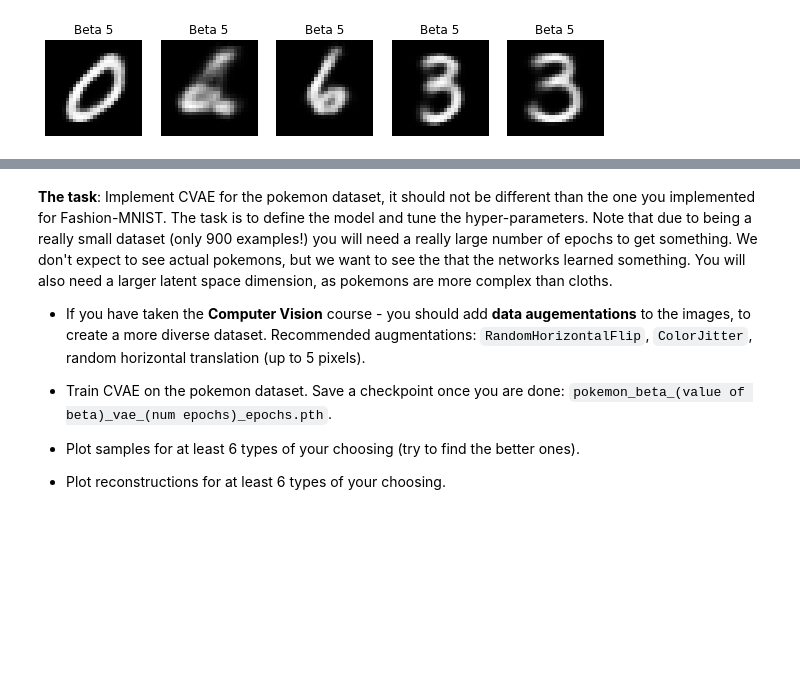
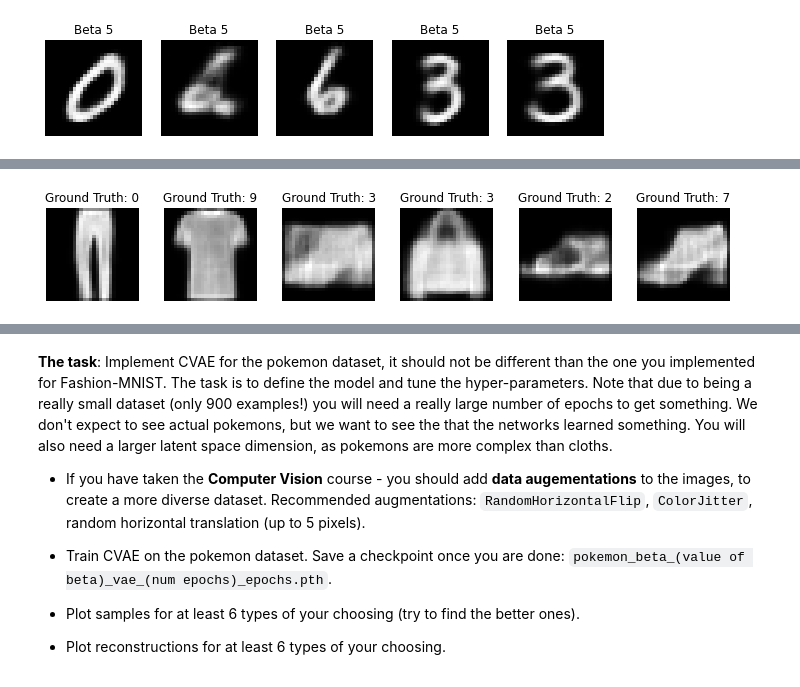
Before and after one commit to ynahum/anam_hw, a Jupyter notebook: wet2/ee046202_wet2_034462796_204813323.ipynb, the cells around one changed output, grey strips where cells are left out. Saved outputs shown, nothing was run; the diff lists cells and outputs as text; code cells hidden in the pictures; blank space fills up the shorter version.

Commit message:
wet2 task2 CVAE almost done

```diff
--- a/wet2/ee046202_wet2_034462796_204813323.ipynb
+++ b/wet2/ee046202_wet2_034462796_204813323.ipynb
@@ -635,3 +731,20 @@ class Vae(torch.nn.Module):
+# %%
+fname = "./fmnist_beta_" + str(BETA_VALUE) + "_cvae_" + str(NUM_EPOCHS) + "_epochs.pth"
+cvae = Vae(x_dim=X_DIM, z_dim=Z_DIM, hidden_size=HIDDEN_SIZE, device=device, cond_dim=COND_DIM).to(device)
+cvae.load_state_dict(torch.load(fname))
+n_samples = 6
+x_cond = torch.randint(high=10,size=(n_samples,)).to(device)
+vae_samples = cvae.sample(num_samples=n_samples, x_cond=x_cond).view(n_samples, 28, 28).data.cpu().numpy()
+
+fig = plt.figure(figsize=(10 ,10))
+for i in range(n_samples):
+  ax = fig.add_subplot(1,n_samples,i+1)
+  ax.imshow(vae_samples[i], cmap='gray', interpolation='none')
+  ax.set_title("Ground Truth: {}".format(x_cond[i]))
+  ax.set_axis_off()
+plt.tight_layout()
+# %% [output]
+[figure, added]
 # %% [markdown]
 ### <img src="https://img.icons8.com/bubbles/48/000000/ask-question.png" style="height:50px;display:inline"> Question 2 - Conditional VAE
 ---
```
Also changed, not shown: parts of 4 cells of this notebook.
